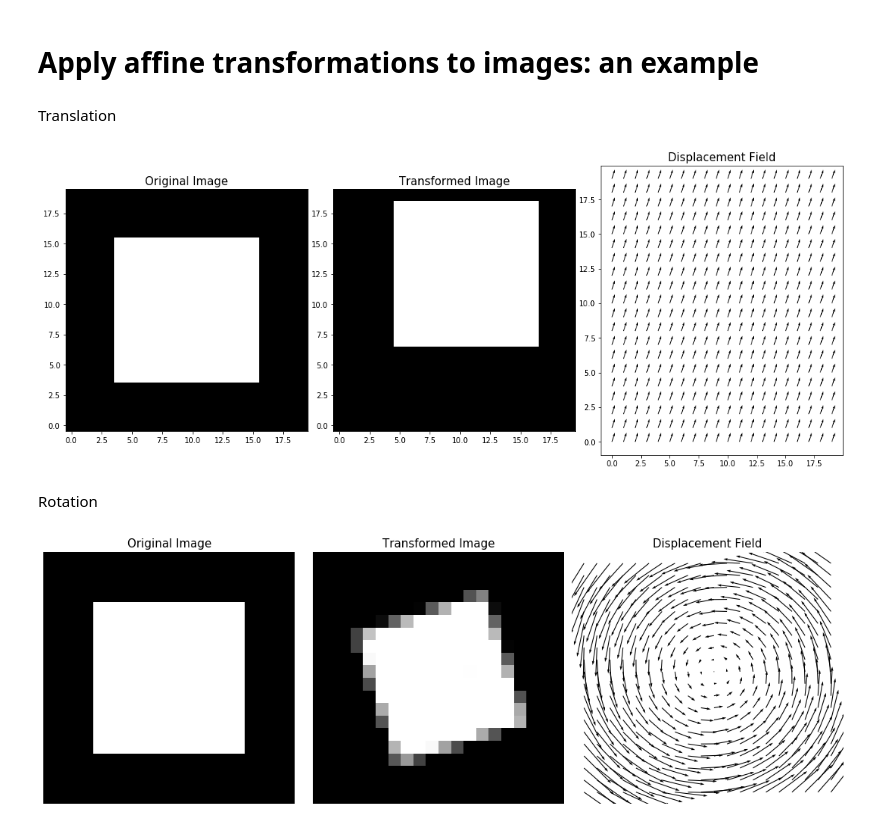
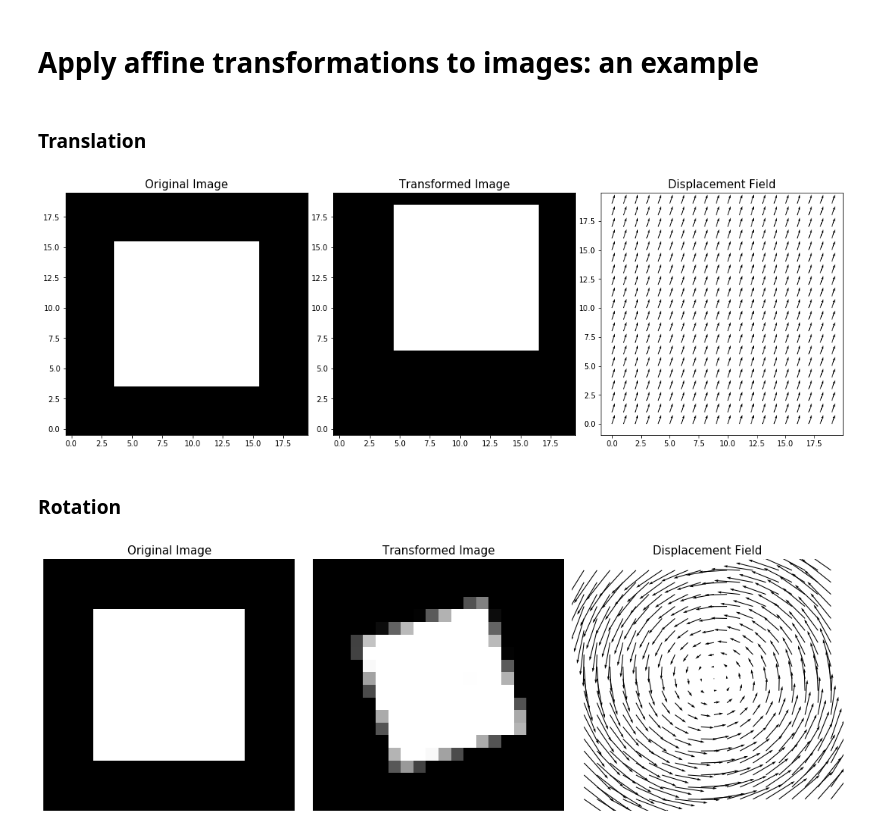
Before and after one commit to leonardopetrini/torchaffine, a Jupyter notebook: examples.ipynb, the cells around one changed output. Saved outputs shown, nothing was run; the diff lists cells and outputs as text; code cells hidden in the pictures.

```diff
--- a/examples.ipynb
+++ b/examples.ipynb
@@ -12,34 +12,35 @@ n = 20
 B = 1
 x = torch.zeros(B, 3, n, n)
 x[:, :, n//5:-n//5, n//5:-n//5] = 1
-# %% [markdown]
-Translation
+# %% [markdown]
+### Translation
 # %%
 # translation magnitude
 tx, ty = 1., 3
 
 _, ax = plt.subplots(1, 3, figsize=(15, 6))
 plt.sca(ax[0])
 plt.title(r'Original Image', fontsize=15)
 plt.imshow(x[0].permute(1, 2, 0), origin='lower')
 plt.tight_layout(0)
 
 plt.sca(ax[1])
 plt.title(r'Transformed Image', fontsize=15)
 plt.imshow(transform(x, translation_x=tx, translation_y=ty)[0].permute(1, 2, 0), origin='lower')
 plt.tight_layout(0)
 
 plt.sca(ax[2])
 plt.title(r'Displacement Field', fontsize=15)
 t = torch.tensor([tx, ty])
 X = torch.stack(torch.meshgrid(torch.arange(0, n), torch.arange(0, n))).float().flip(0)
 tau = displacement_field(n, translation=t)
 plt.quiver(X[0], X[1].flip(1), *tau[0], scale=80)
+plt.axis('square')
 plt.tight_layout(0.5)
 # %% [output]
-[figure, old version]
+[figure, new version]
-# %% [markdown]
-Rotation
+# %% [markdown]
+### Rotation
 # %%
 # rotation angle
 theta = 20
```
Also changed, not shown: parts of 3 cells of this notebook, 1 other file.
